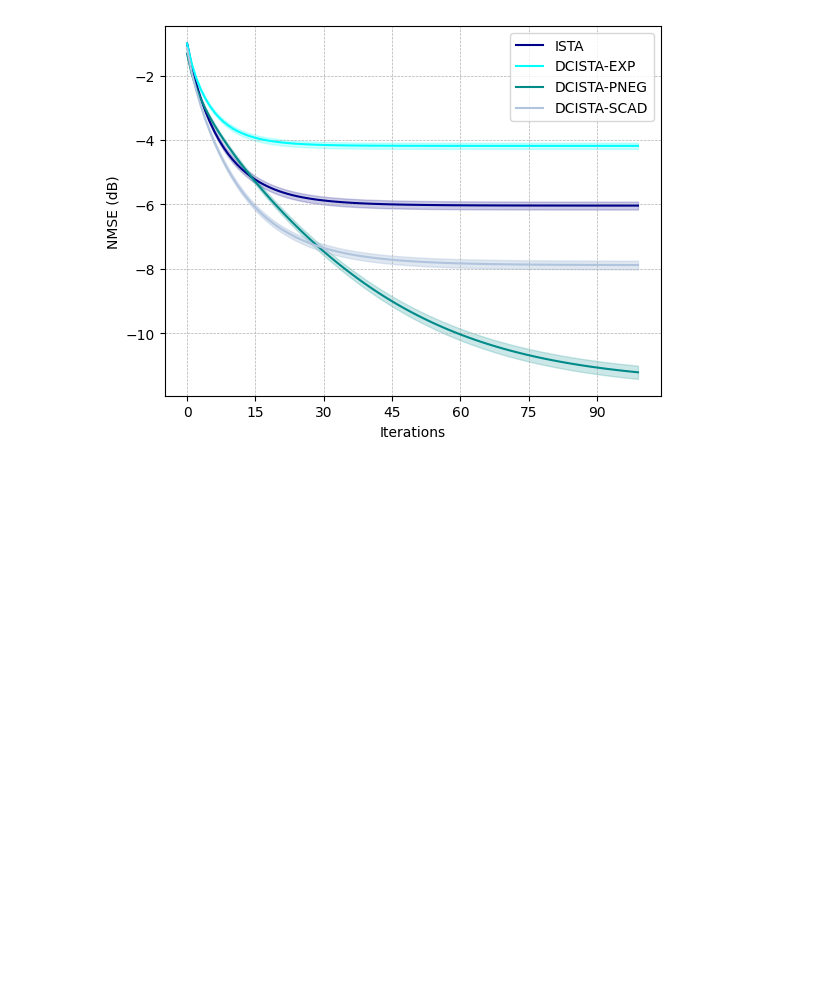
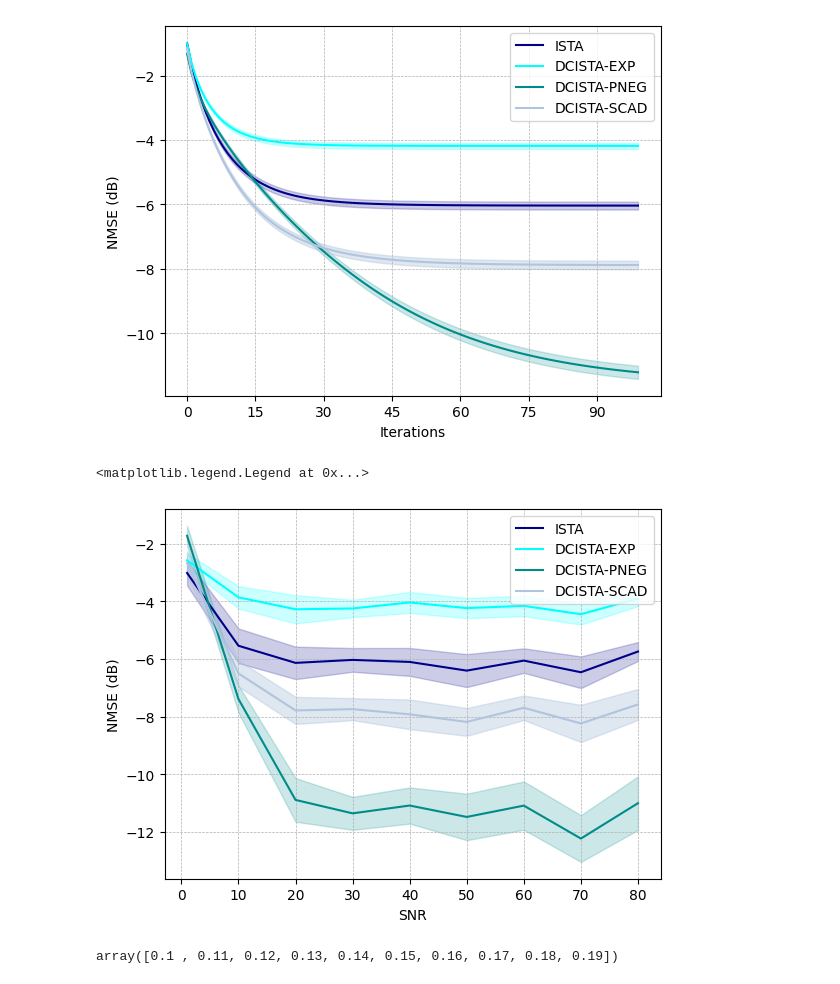
Before and after one commit to LeoDiNino97/NonconvexSparseLearningUnrolledSCA, a Jupyter notebook: Sparse analysis/ISTA_DCISTA.ipynb, the cells around one changed output. Saved outputs shown, nothing was run; the diff lists cells and outputs as text; code cells hidden in the pictures; blank space fills up the shorter version.

```diff
--- a/Sparse analysis/ISTA_DCISTA.ipynb
+++ b/Sparse analysis/ISTA_DCISTA.ipynb
@@ -210,7 +260,6 @@ def DCISTA_BATCH(test_loader, T, A, mode, rho=0.5):
 M = 10
 LAYERS = 100
 BETA_INIT = 0.4
-EPOCHS = 50
 SNR = None
 
 ISTA_LOSS = torch.zeros((M, LAYERS))
@@ -249,10 +298,10 @@ for m in tqdm(range(M)):
         size = 1000
         ).set_loader()
 
-    ISTA_LOSS[m,:] = ISTA_BATCH(test_set, LAYERS, A_, rho = BETA_INIT)
-    DCISTA_LOSS_EXP[m,:] = DCISTA_BATCH(test_set, LAYERS, A_, mode = 'EXP', rho = BETA_INIT)
-    DCISTA_LOSS_PNEG[m,:] = DCISTA_BATCH(test_set, LAYERS, A_, mode = 'PNEG', rho = BETA_INIT)
-    DCISTA_LOSS_SCAD[m,:] = DCISTA_BATCH(test_set, LAYERS, A_, mode = 'SCAD', rho = BETA_INIT)
+    ISTA_LOSS[m,:] = ISTA_BATCH(test_set, LAYERS, A_, rho = BETA_INIT)[0]
+    DCISTA_LOSS_EXP[m,:] = DCISTA_BATCH(test_set, LAYERS, A_, mode = 'EXP', rho = BETA_INIT)[0]
+    DCISTA_LOSS_PNEG[m,:] = DCISTA_BATCH(test_set, LAYERS, A_, mode = 'PNEG', rho = BETA_INIT)[0]
+    DCISTA_LOSS_SCAD[m,:] = DCISTA_BATCH(test_set, LAYERS, A_, mode = 'SCAD', rho = BETA_INIT)[0]
 # %%
 ISTA_LOSS = ISTA_LOSS.numpy()
 DCISTA_LOSS_EXP = DCISTA_LOSS_EXP.numpy()
@@ -301,0 +388,45 @@ plt.legend()
+# %%
+plt.plot(SNRs, np.mean(ISTA_LOSS, axis = 0), label='ISTA', color='darkblue')
+plt.fill_between(SNRs,
+                np.mean(ISTA_LOSS, axis = 0) - (2/np.sqrt(ISTA_LOSS.shape[1])) * np.std(ISTA_LOSS, axis = 0),
+                np.mean(ISTA_LOSS, axis = 0) + (2/np.sqrt(ISTA_LOSS.shape[1])) * np.std(ISTA_LOSS, axis = 0),
+                color='darkblue',
+                alpha=0.2)
+
+plt.plot(SNRs, np.mean(DCISTA_LOSS_EXP, axis = 0), label='DCISTA-EXP', color='aqua')
+plt.fill_between(SNRs,
+                np.mean(DCISTA_LOSS_EXP, axis = 0) - (2/np.sqrt(DCISTA_LOSS_EXP.shape[1])) * np.std(DCISTA_LOSS_EXP, axis = 0),
+                np.mean(DCISTA_LOSS_EXP, axis = 0) + (2/np.sqrt(DCISTA_LOSS_EXP.shape[1])) * np.std(DCISTA_LOSS_EXP, axis = 0),
+                color='aqua',
+                alpha=0.2)
+
+plt.plot(SNRs, np.mean(DCISTA_LOSS_PNEG, axis = 0), label='DCISTA-PNEG', color='darkcyan')
+plt.fill_between(SNRs,
+                np.mean(DCISTA_LOSS_PNEG, axis = 0) - (2/np.sqrt(DCISTA_LOSS_PNEG.shape[1])) * np.std(DCISTA_LOSS_PNEG, axis = 0),
+                np.mean(DCISTA_LOSS_PNEG, axis = 0) + (2/np.sqrt(DCISTA_LOSS_PNEG.shape[1])) * np.std(DCISTA_LOSS_PNEG, axis = 0),
+                color='darkcyan',
+                alpha=0.2)
+
+plt.plot(SNRs, np.mean(DCISTA_LOSS_SCAD, axis = 0), label='DCISTA-SCAD', color='lightsteelblue')
+plt.fill_between(SNRs,
+                np.mean(DCISTA_LOSS_SCAD, axis = 0) - (2/np.sqrt(DCISTA_LOSS_SCAD.shape[1])) * np.std(DCISTA_LOSS_SCAD, axis = 0),
+                np.mean(DCISTA_LOSS_SCAD, axis = 0) + (2/np.sqrt(DCISTA_LOSS_SCAD.shape[1])) * np.std(DCISTA_LOSS_SCAD, axis = 0),
+                color='lightsteelblue',
+                alpha=0.4)
+
+plt.xticks(SNRs)
+
+plt.ylabel('NMSE (dB)')
+plt.xlabel('SNR')
+
+plt.gca().xaxis.set_major_locator(MaxNLocator(integer=True))
+
+plt.grid(True, which="both", ls="--", linewidth=0.5)
+plt.legend()
+# %% [output]
+<matplotlib.legend.Legend at 0x...>
+[figure, added]
+# %%
+np.arange(0.1,0.2,0.01)
+# %% [output]
+array([0.1 , 0.11, 0.12, 0.13, 0.14, 0.15, 0.16, 0.17, 0.18, 0.19])
```
Also changed, not shown: parts of 7 cells of this notebook, 6 other files.
